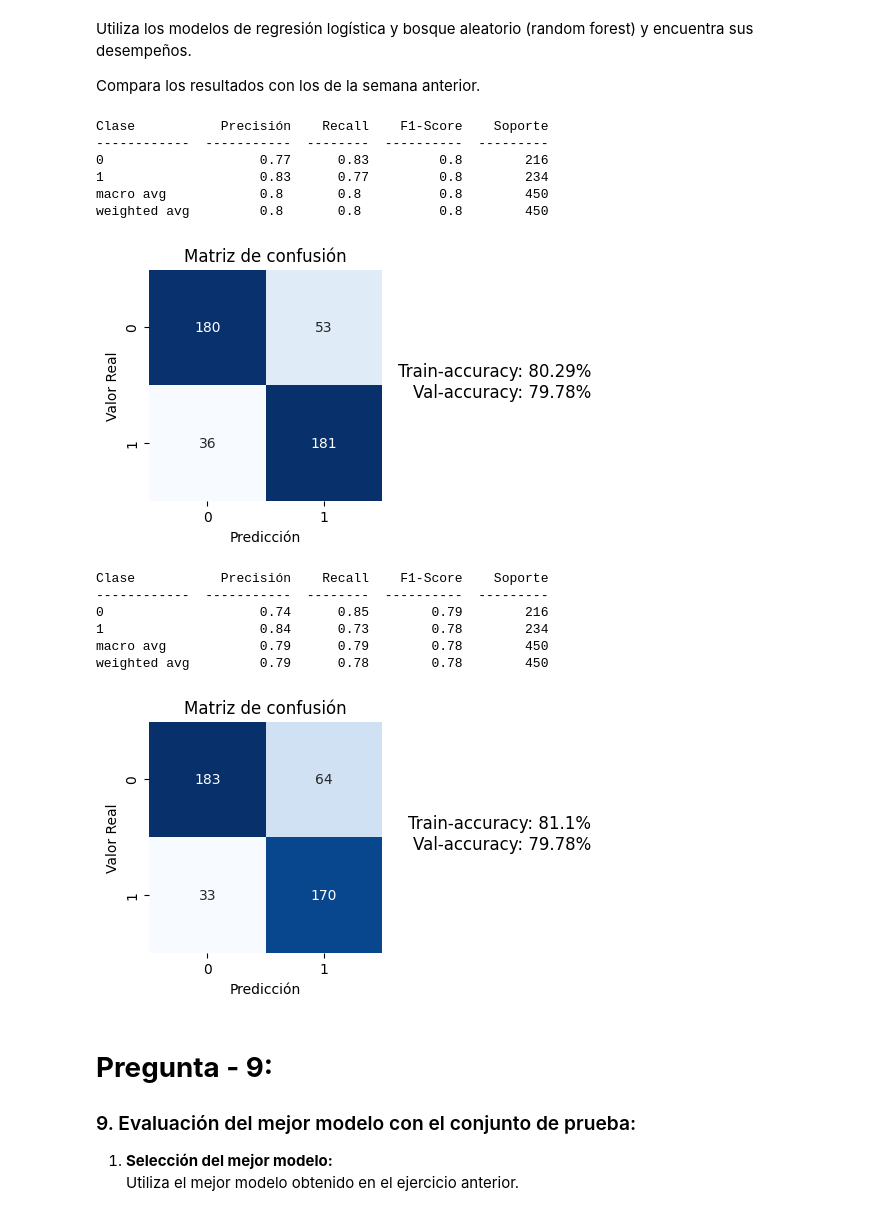
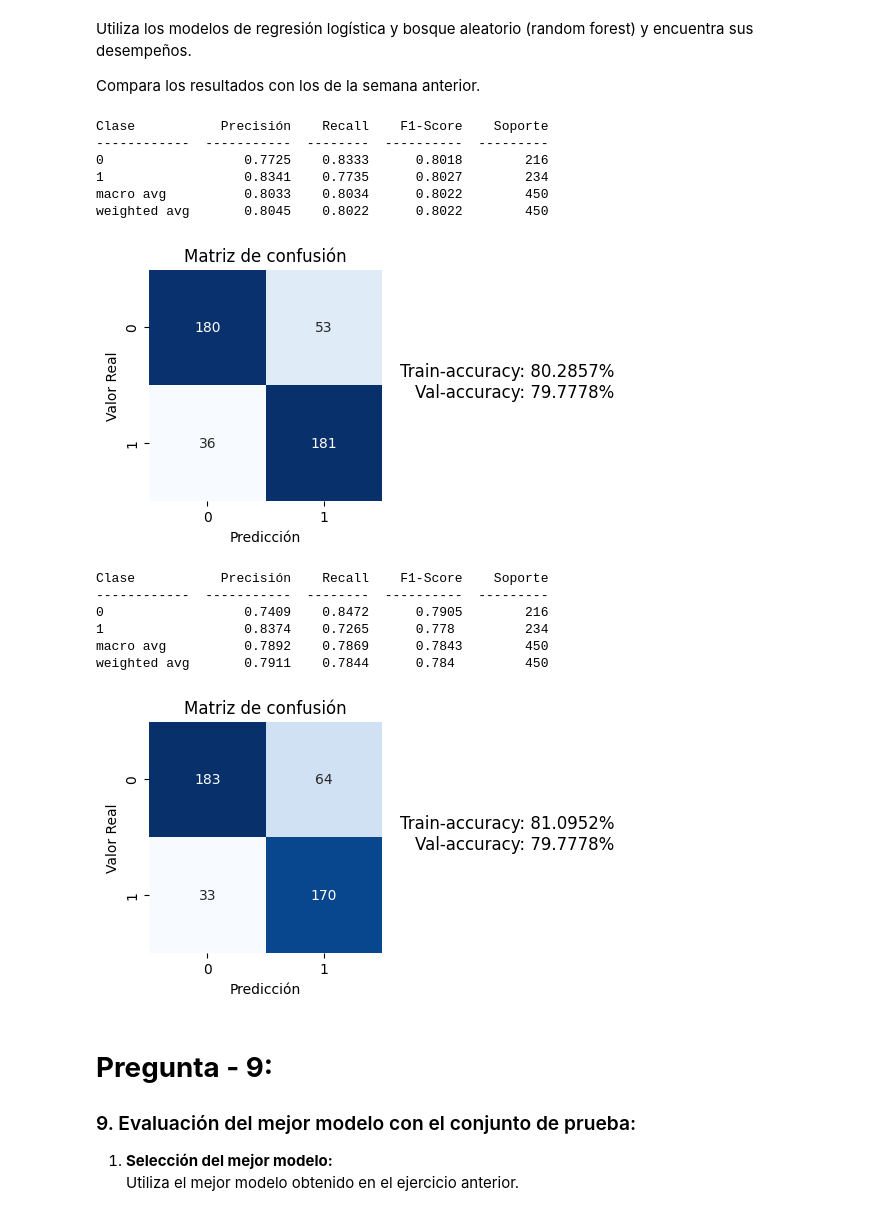
Before and after one commit to Jarcos09/Tareas, a Jupyter notebook: Team18_MNA_NLP_semana_5_Actividad_Embeddings_2025.ipynb, the cells around one changed output. Drawn from its saved outputs; the diff is of its cells as text; code cells hidden in the pictures.

```diff
--- a/Team18_MNA_NLP_semana_5_Actividad_Embeddings_2025.ipynb
+++ b/Team18_MNA_NLP_semana_5_Actividad_Embeddings_2025.ipynb
@@ -757,18 +790,3 @@ Diccionario de embeddings generado con un total de 3,238 vectores.
-# %%
-def cargar_diccionario(ruta_archivo):
-  try:
-    with open(ruta_archivo, 'rb') as archivo:
-      diccionario_cargado = pickle.load(archivo)
-    return diccionario_cargado
-  except FileNotFoundError:
-    print(f"Error: El archivo '{ruta_archivo}' no fue encontrado.")
-    return None
-  except Exception as e:
-    print(f"Ocurrió un error al cargar el archivo: {e}")
-    return None
-
-ruta_dicc = os.path.join(output_directory, 'embeddings_diccionario.pkl')
-diccionario_vectores = cargar_diccionario(ruta_dicc)
 # %% [markdown]
 a pesar de que se utilizo el set completo del diccionario que tenia 3,964, en openAI consumio un total de 6,955 tokens
 ![Embeding_large.png](embedded-picture-1)
@@ -847,7 +865,7 @@ Utiliza los modelos de regresión logística y bosque aleatorio (random forest)
 
 Compara los resultados con los de la semana anterior.
 # %%
-def resultados(modelo, testEmb,valEmb,y_val,y_train):
+def resultados(modelo, trainEmb,y_train,valEmb,y_val,testEmb):
 
   target_names = ['0', '1']
   headers = ["Clase", "Precisión", "Recall", "F1-Score", "Soporte"]
@@ -860,7 +878,7 @@ def resultados(modelo, testEmb,valEmb,y_val,y_train):
 
   report = classification_report(y_test, y_pred, target_names=target_names, output_dict=True)
 
-  table = [[key] + [f"{v:.2f}" for v in values.values()] for key, values in report.items() if isinstance(values, dict)]
+  table = [[key] + [f"{v:.4f}" for v in values.values()] for key, values in report.items() if isinstance(values, dict)]
 
 
   print(tabulate(table, headers=headers))
@@ -875,7 +893,7 @@ def resultados(modelo, testEmb,valEmb,y_val,y_train):
             )
 
 
-  plt.text(1.9, 0.6, f'Train-accuracy: {round(train_acc*100,2)}%\nVal-accuracy: {round(val_acc*100,2)}%',
+  plt.text(2, 0.6, f'Train-accuracy: {round(train_acc*100,4)}%\nVal-accuracy: {round(accuracy*100,4)}%',
          fontsize=12, color='black', ha='right', va='top', transform=plt.gca().transAxes)
   plt.title("Matriz de confusión")
   plt.xlabel('Predicción')
@@ -884,23 +902,23 @@ def resultados(modelo, testEmb,valEmb,y_val,y_train):
 # %%
 # REGRESIÓN LOGÍSTICA:
 
 # ******* Inlcuye a continuación todas las líneas de código y celdas que requieras: ***********
 modeloLR = LogisticRegression(  max_iter=100
                               , C=.2
                               , penalty= 'l2'
                               , solver='lbfgs'
                              )
-resultados(modeloLR, testEmb,valEmb,y_val,y_train)
+resultados(modeloLR, trainEmb,y_train,valEmb,y_val,testEmb)
 
 # *********** Aquí termina la sección de agregar código *************
 # %% [output]
 Clase           Precisión    Recall    F1-Score    Soporte
 ------------  -----------  --------  ----------  ---------
-0                    0.77      0.83         0.8        216
-1                    0.83      0.77         0.8        234
-macro avg            0.8       0.8          0.8        450
-weighted avg         0.8       0.8          0.8        450
+0                  0.7725    0.8333      0.8018        216
+1                  0.8341    0.7735      0.8027        234
+macro avg          0.8033    0.8034      0.8022        450
+weighted avg       0.8045    0.8022      0.8022        450
-[figure, old version]
+[figure, new version]
 # %%
 # BOSQUE ALEATORIO (Random Forest):
 
@@ -910,16 +928,16 @@ modeloRF = RandomForestClassifier(  n_estimators=100
                                   , criterion='gini'
                                   , random_state=42
                                   )
-resultados(modeloRF, testEmb,valEmb,y_val,y_train)
+resultados(modeloRF,trainEmb,y_train,valEmb,y_val,testEmb)
 # *********** Aquí termina la sección de agregar código *************
 # %% [output]
 Clase           Precisión    Recall    F1-Score    Soporte
 ------------  -----------  --------  ----------  ---------
-0                    0.74      0.85        0.79        216
-1                    0.84      0.73        0.78        234
-macro avg            0.79      0.79        0.78        450
-weighted avg         0.79      0.78        0.78        450
+0                  0.7409    0.8472      0.7905        216
+1                  0.8374    0.7265      0.778         234
+macro avg          0.7892    0.7869      0.7843        450
+weighted avg       0.7911    0.7844      0.784         450
-[figure, old version]
+[figure, new version]
 # %% [markdown]
 # **Pregunta - 9:**
 
```
Also changed, not shown: parts of 6 cells of this notebook.
